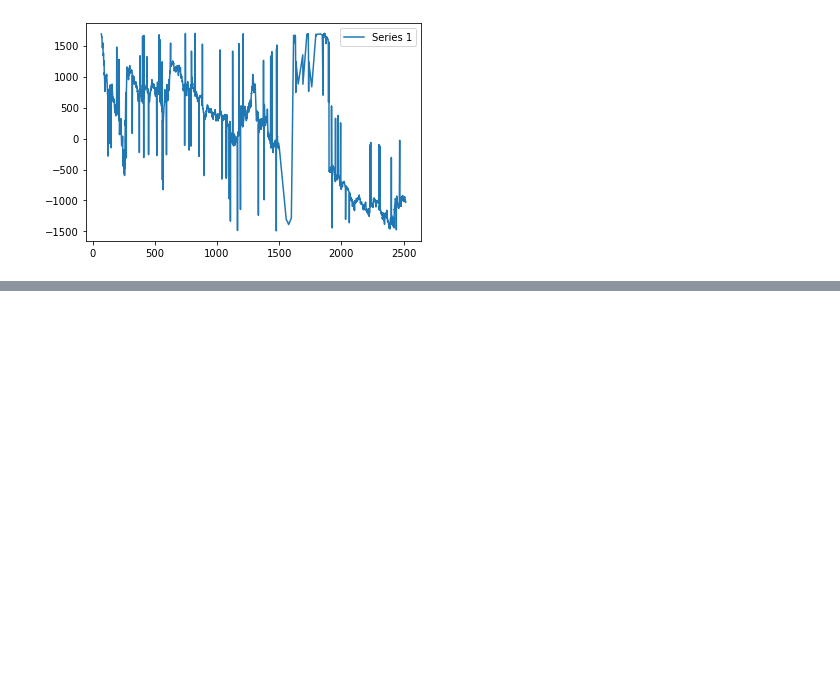
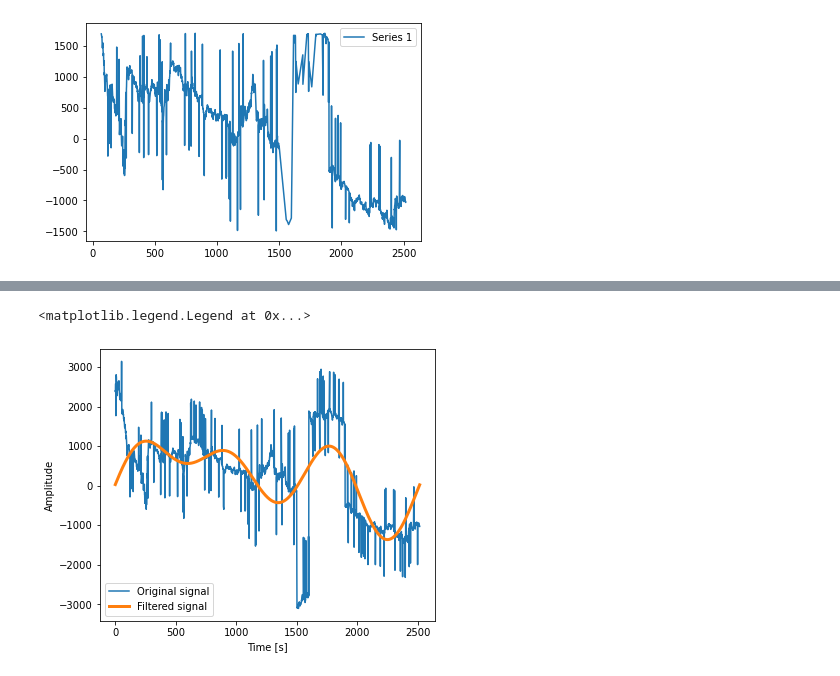
Before and after one commit to sytan98/Algothon-Yag, a Jupyter notebook: DataCleaning.ipynb, the cells around one changed output, grey strips where cells are left out. Cells and saved outputs as stored; diff of their text form; code cells hidden in the pictures; blank space fills up the shorter version.

```diff
--- a/DataCleaning.ipynb
+++ b/DataCleaning.ipynb
@@ -101,0 +127,15 @@ sig_fft = fftpack.fft(df2["Series 1"].to_list())
+# %%
+high_freq_fft = sig_fft.copy()
+high_freq_fft[np.abs(sample_freq) > peak_freq] = 0
+filtered_sig = fftpack.ifft(high_freq_fft)
+
+plt.figure(figsize=(6, 5))
+plt.plot(outliers_removed, label='Original signal')
+plt.plot(filtered_sig, linewidth=3, label='Filtered signal')
+plt.xlabel('Time [s]')
+plt.ylabel('Amplitude')
+
+plt.legend(loc='best')
+# %% [output]
+<matplotlib.legend.Legend at 0x...>
+[figure, added]
```
Also changed, not shown: parts of 11 cells of this notebook, 1 other file.
